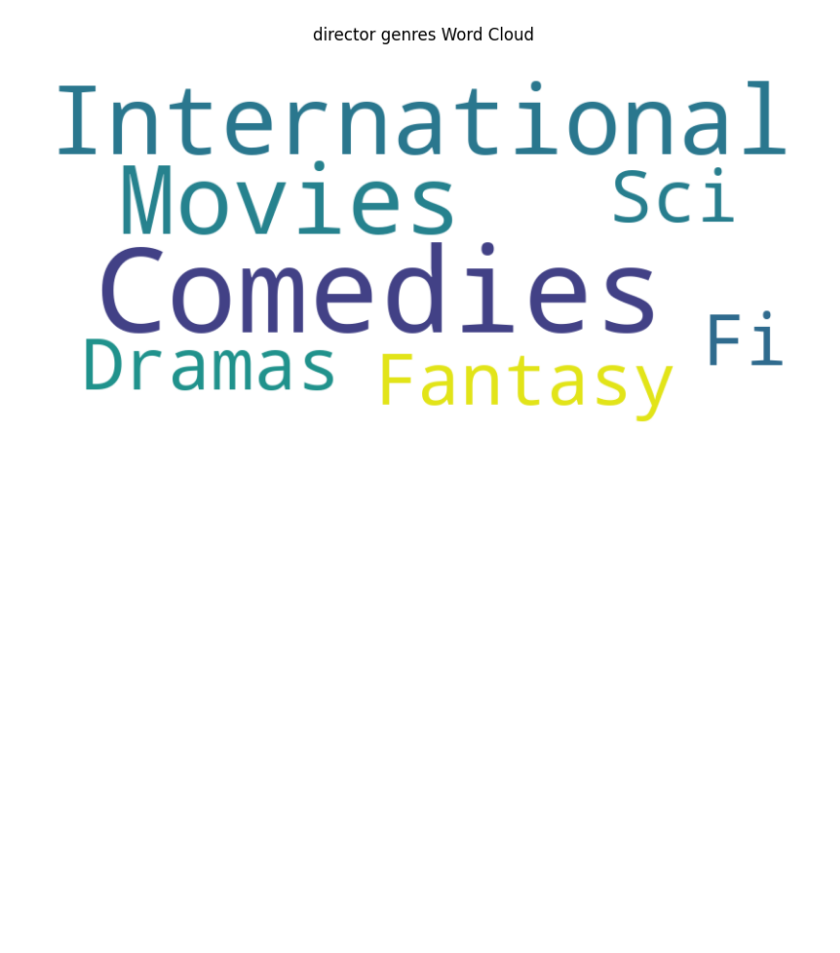
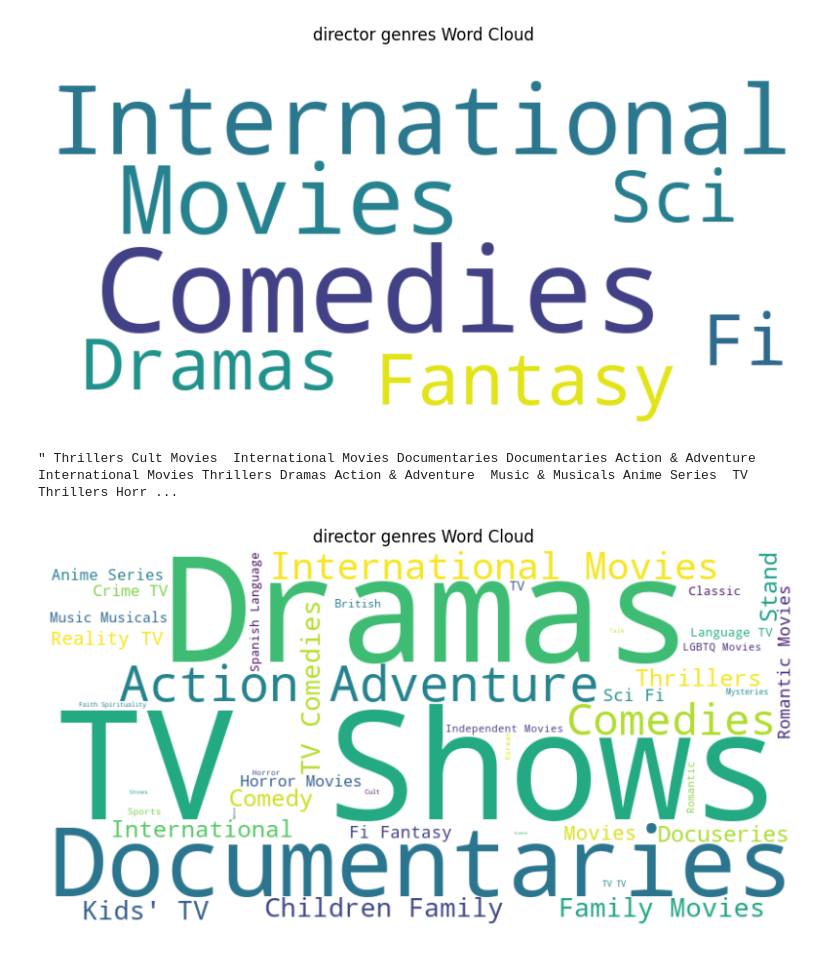
Before and after one commit to bvkiran8058/Data-Science-with-GenAI, a Jupyter notebook: EDA/Stage-2 Intermediate Level.ipynb, the cells around one changed output. Cells and saved outputs as stored; diff of their text form; code cells hidden in the pictures; blank space fills up the shorter version.

```diff
--- a/EDA/Stage-2 Intermediate Level.ipynb
+++ b/EDA/Stage-2 Intermediate Level.ipynb
@@ -433,3 +433,18 @@ plt.title("director genres Word Cloud")
 plt.show()
 # %% [output]
 [figure]
+# %%
+text = " ".join(netflix_dataset['listed_in']).split(',')
+text = " ".join(list(set(text).difference({'&'}))[:200])
+text
+# %% [output]
+" Thrillers Cult Movies  International Movies Documentaries Documentaries Action & Adventure  International Movies Thrillers Dramas Action & Adventure  Music & Musicals Anime Series  TV Thrillers Horr ...
+# %%
+wordcloud = WordCloud(width=800, height=400, background_color='white').generate(text)
+plt.figure(figsize=(10, 5))
+plt.imshow(wordcloud, interpolation='bilinear')
+plt.axis('off')
+plt.title("director genres Word Cloud")
+plt.show()
+# %% [output]
+[figure, added]
```
Also changed, not shown: parts of 1 cell of this notebook.
